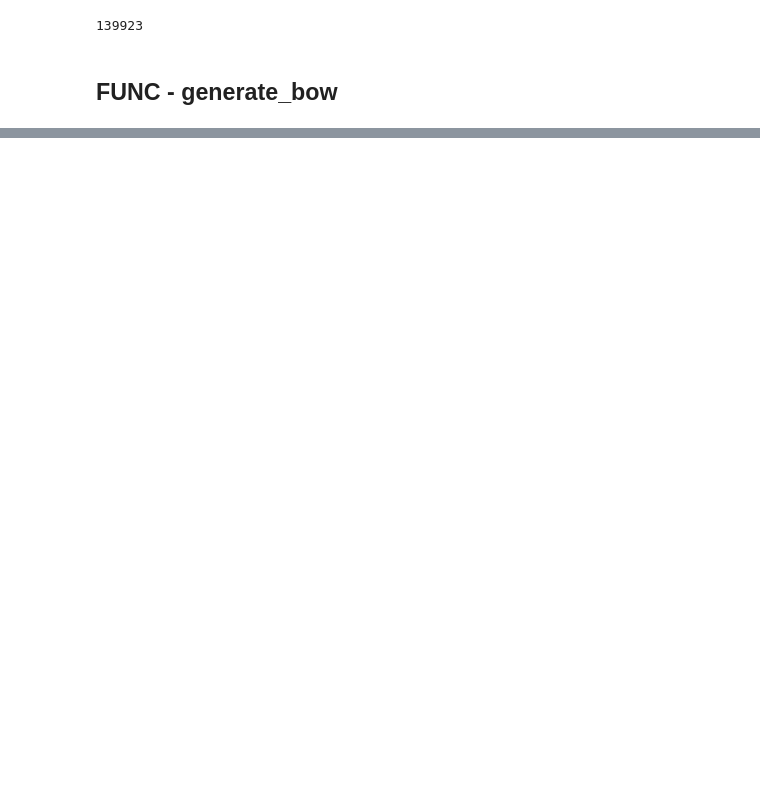
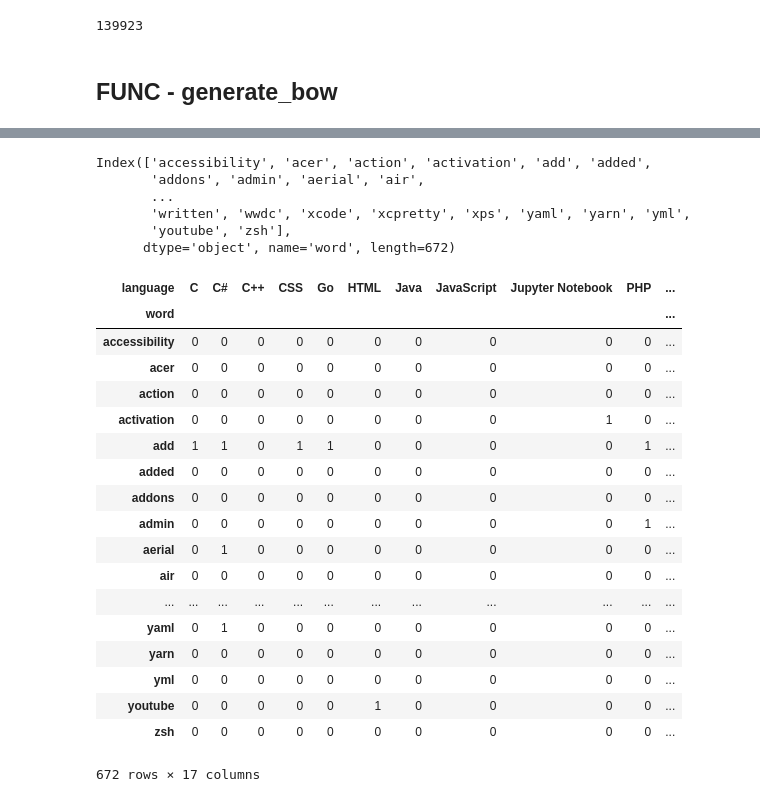
Before and after one commit to pellegrino-nlp/nlp_project, a Jupyter notebook: feature_engineering_test.ipynb, the cells around one changed output, grey strips where cells are left out. Drawn from its saved outputs; the diff is of its cells as text; code cells hidden in the pictures; blank space fills up the shorter version.

```diff
--- a/feature_engineering_test.ipynb
+++ b/feature_engineering_test.ipynb
@@ -372,0 +330,3 @@ swift_bow
+# %%
+common_bow = concat_all_bow()
+common_bow.head(1)
@@ -372,0 +336,2 @@ swift_bow
+# %%
+rarity_matrix = pd.pivot_table(common_bow,columns="language",index="word",aggfunc="sum",values="tally",fill_value=0)
@@ -372,0 +348,35 @@ swift_bow
+# %%
+rarity_matrix.index
+# %% [output]
+Index(['accessibility', 'acer', 'action', 'activation', 'add', 'added',
+       'addons', 'admin', 'aerial', 'air',
+       ...
+       'written', 'wwdc', 'xcode', 'xcpretty', 'xps', 'yaml', 'yarn', 'yml',
+       'youtube', 'zsh'],
+      dtype='object', name='word', length=672)
+# %%
+rarity_matrix = rarity_matrix.assign(presence = rarity_matrix.sum(axis=1))
+# %%
+rarity_matrix = rarity_matrix.assign(rarity_score = (15/rarity_matrix.presence)/(rarity_matrix.presence.max()))
+# %%
+rarity_matrix
+# %% [output]
+| language | C | C# | C++ | CSS | Go | HTML | Java | JavaScript | Jupyter Notebook | PHP | ... |
+| word |  |  |  |  |  |  |  |  |  |  | ... |
+| accessibility | 0 | 0 | 0 | 0 | 0 | 0 | 0 | 0 | 0 | 0 | ... |
+| acer | 0 | 0 | 0 | 0 | 0 | 0 | 0 | 0 | 0 | 0 | ... |
+| action | 0 | 0 | 0 | 0 | 0 | 0 | 0 | 0 | 0 | 0 | ... |
+| activation | 0 | 0 | 0 | 0 | 0 | 0 | 0 | 0 | 1 | 0 | ... |
+| add | 1 | 1 | 0 | 1 | 1 | 0 | 0 | 0 | 0 | 1 | ... |
+| added | 0 | 0 | 0 | 0 | 0 | 0 | 0 | 0 | 0 | 0 | ... |
+| addons | 0 | 0 | 0 | 0 | 0 | 0 | 0 | 0 | 0 | 0 | ... |
+| admin | 0 | 0 | 0 | 0 | 0 | 0 | 0 | 0 | 0 | 1 | ... |
+| aerial | 0 | 1 | 0 | 0 | 0 | 0 | 0 | 0 | 0 | 0 | ... |
+| air | 0 | 0 | 0 | 0 | 0 | 0 | 0 | 0 | 0 | 0 | ... |
+| ... | ... | ... | ... | ... | ... | ... | ... | ... | ... | ... | ... |
+| yaml | 0 | 1 | 0 | 0 | 0 | 0 | 0 | 0 | 0 | 0 | ... |
+| yarn | 0 | 0 | 0 | 0 | 0 | 0 | 0 | 0 | 0 | 0 | ... |
+| yml | 0 | 0 | 0 | 0 | 0 | 0 | 0 | 0 | 0 | 0 | ... |
+| youtube | 0 | 0 | 0 | 0 | 0 | 1 | 0 | 0 | 0 | 0 | ... |
+| zsh | 0 | 0 | 0 | 0 | 0 | 0 | 0 | 0 | 0 | 0 | ... |
+672 rows × 17 columns
```
Also changed, not shown: parts of 27 cells of this notebook.
